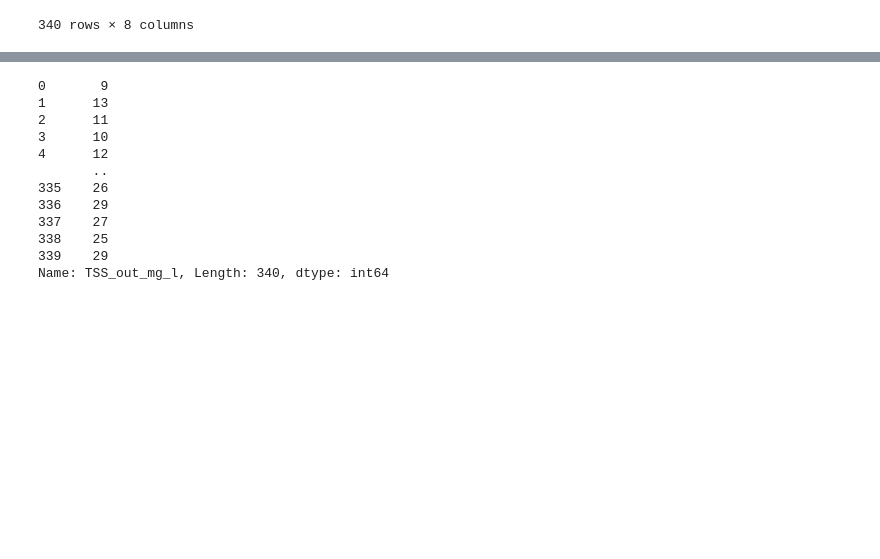
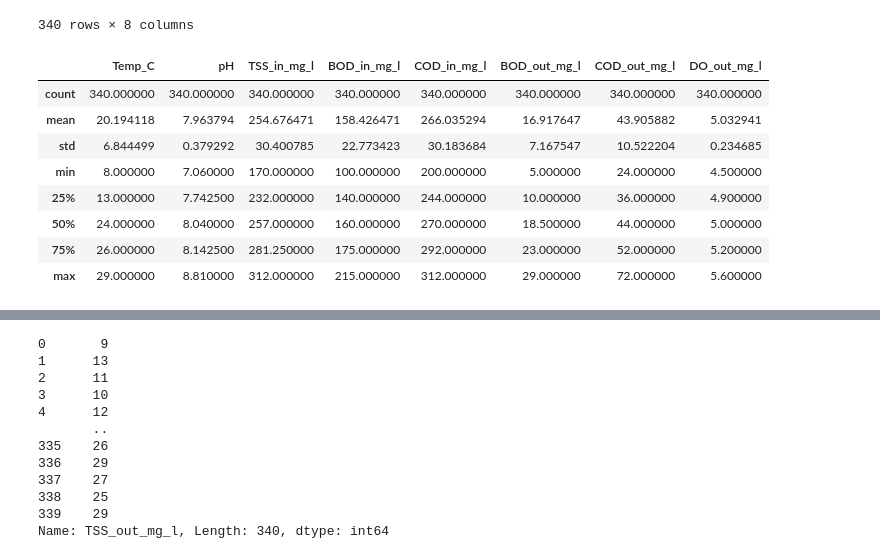
Before and after one commit to rajatchauhan99/Waste-Water-Treatment-Plant, a Jupyter notebook: notebooks/feature_selection.ipynb, the cells around one changed output, grey strips where cells are left out. Drawn from its saved outputs; the diff is of its cells as text; code cells hidden in the pictures; blank space fills up the shorter version.

```diff
--- a/notebooks/feature_selection.ipynb
+++ b/notebooks/feature_selection.ipynb
@@ -34,3 +34,15 @@ X
 | 338 | 24 | 7.08 | 266 | 170 | 252 | 29 | 56 | 5.0 |
 | 339 | 23 | 7.06 | 295 | 160 | 288 | 28 | 60 | 4.9 |
 340 rows × 8 columns
+# %%
+X.describe()
+# %% [output]
+|  | Temp_C | pH | TSS_in_mg_l | BOD_in_mg_l | COD_in_mg_l | BOD_out_mg_l | COD_out_mg_l | DO_out_mg_l |
+| count | 340.000000 | 340.000000 | 340.000000 | 340.000000 | 340.000000 | 340.000000 | 340.000000 | 340.000000 |
+| mean | 20.194118 | 7.963794 | 254.676471 | 158.426471 | 266.035294 | 16.917647 | 43.905882 | 5.032941 |
+| std | 6.844499 | 0.379292 | 30.400785 | 22.773423 | 30.183684 | 7.167547 | 10.522204 | 0.234685 |
+| min | 8.000000 | 7.060000 | 170.000000 | 100.000000 | 200.000000 | 5.000000 | 24.000000 | 4.500000 |
+| 25% | 13.000000 | 7.742500 | 232.000000 | 140.000000 | 244.000000 | 10.000000 | 36.000000 | 4.900000 |
+| 50% | 24.000000 | 8.040000 | 257.000000 | 160.000000 | 270.000000 | 18.500000 | 44.000000 | 5.000000 |
+| 75% | 26.000000 | 8.142500 | 281.250000 | 175.000000 | 292.000000 | 23.000000 | 52.000000 | 5.200000 |
+| max | 29.000000 | 8.810000 | 312.000000 | 215.000000 | 312.000000 | 29.000000 | 72.000000 | 5.600000 |
```
Also changed, not shown: parts of 4 cells of this notebook, 1 other file.
